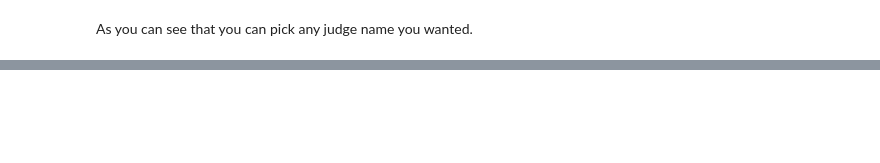
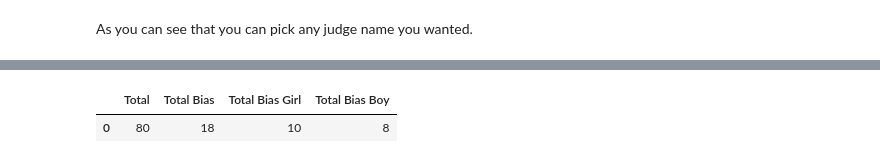
Before and after one commit to sarahaptumich/capstone, a Jupyter notebook: data_exploration_judges(judge_bias_April_20).ipynb, the cells around one changed output, grey strips where cells are left out. Cells and saved outputs as stored; diff of their text form; code cells hidden in the pictures; blank space fills up the shorter version.

Commit message:
Judge bias - nationality & gender

```diff
--- a/data_exploration_judges(judge_bias_April_20).ipynb
+++ b/data_exploration_judges(judge_bias_April_20).ipynb
@@ -796,11 +796,18 @@ def ttest_gender_df(df, alpha):
   fema_df = df[df['Gender'] == 'Female']
   male_df = df[df['Gender'] == 'Male']
 
+  bias_girl = 0
+  bias_boy = 0
+
   if fema_df.shape[0] == 0:
     print("Judge {} Only score male breakers.".format(df['Judge'].iloc[0]))
+    print('')
+    return (bias_girl, bias_boy)
 
   elif male_df.shape[0] == 0:
     print("Judge {} Only score female breakers.".format(df['Judge'].iloc[0]))
+    print('')
+    return (bias_girl, bias_boy)
 
   else:
 
@@ -820,9 +827,13 @@ def ttest_gender_df(df, alpha):
       print("Reject the null hypothesis; there is a significant difference between B-Girls and B-Boys.")
       if t_stat < 0:
         print("{} shows bias towards B-Girls. ".format(df['Judge'].iloc[0]))
+        bias_girl =1
+
       else :
         print("{} shows bias towards B-Boys. ".format(df['Judge'].iloc[0]))
+        bias_boy = 1
     else:
       print("Fail to reject the null hypothesis; there is no significant difference between between B-Girls and B-Boys.")
 
     print('')
+    return (bias_girl, bias_boy)
@@ -1003,3 +1019,35 @@ Octopus shows bias towards B-Girls.
 [interactive output not drawn]
 # %% [markdown]
 As you can see that you can pick any judge name you wanted.
+# %%
+
+# Create a count dataframe for each round
+columns = ['Total', 'Total Bias', 'Total Bias Girl', 'Total Bias Boy']
+bias_df = pd.DataFrame(columns=columns)
+
+total_bias = 0
+total_bias_girl = 0
+total_bias_boy = 0
+bias_lst = []
+total = len(total_judges_lst)
+bias_lst.append(total)
+
+for judge in total_judges_lst:
+  #print(judge)
+
+  new_df = judge_df_cp[judge_df_cp['Judge']==judge]
+
+  g, b = ttest_gender_df(new_df, 0.05)
+
+  total_bias = total_bias + g + b
+  total_bias_girl = total_bias_girl + g
+  total_bias_boy = total_bias_boy +b
+
+bias_lst.append(total_bias)
+bias_lst.append(total_bias_girl)
+bias_lst.append(total_bias_boy)
+
+bias_df.loc[0] = bias_lst
+print("Total bias : {}, Total bias percentage : {}".format(total_bias, total_bias/total))
+print("Total bias girl: {}, Total bias girl percentage : {}".format(total_bias_girl, total_bias_girl/total))
+print("Total bias boy: {}, Total bias boy percentage : {}".format(total_bias_boy, total_bias_boy/total))
@@ -1005,0 +1072,5 @@ As you can see that you can pick any judge name you wanted.
+# %%
+bias_df
+# %% [output]
+|  | Total | Total Bias | Total Bias Girl | Total Bias Boy |
+| 0 | 80 | 18 | 10 | 8 |
```
Also changed, not shown: parts of 5 cells of this notebook.
